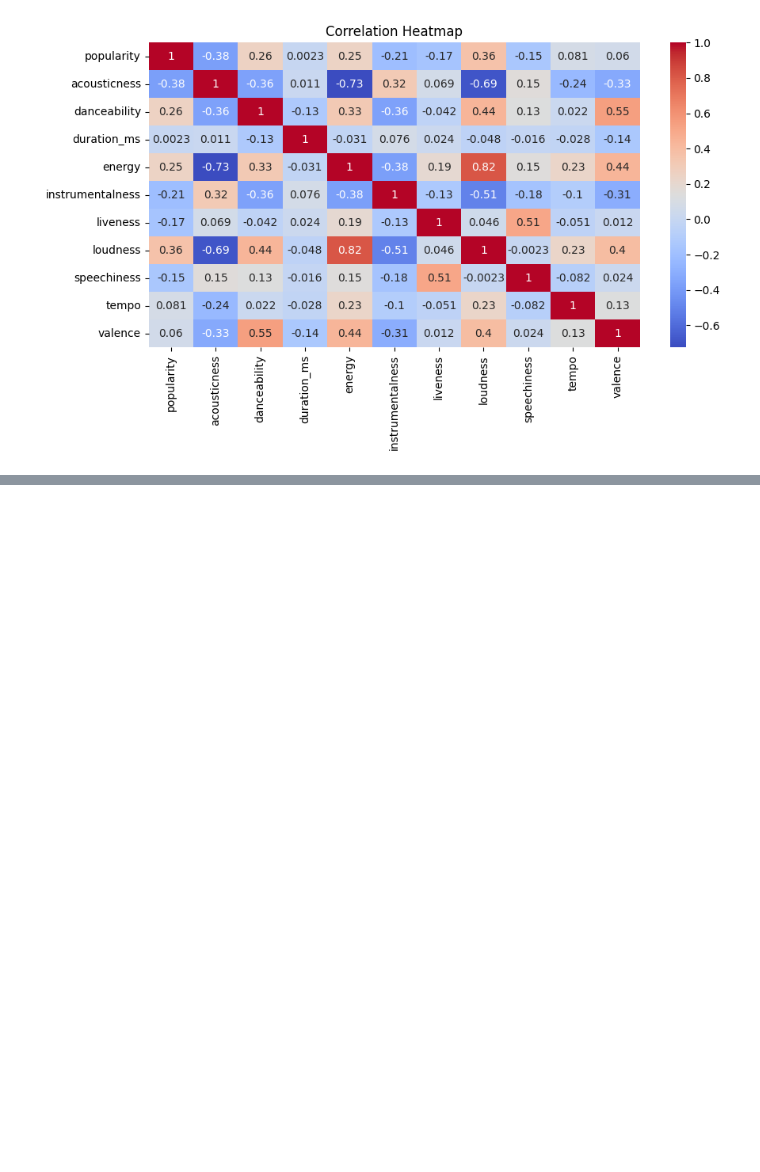
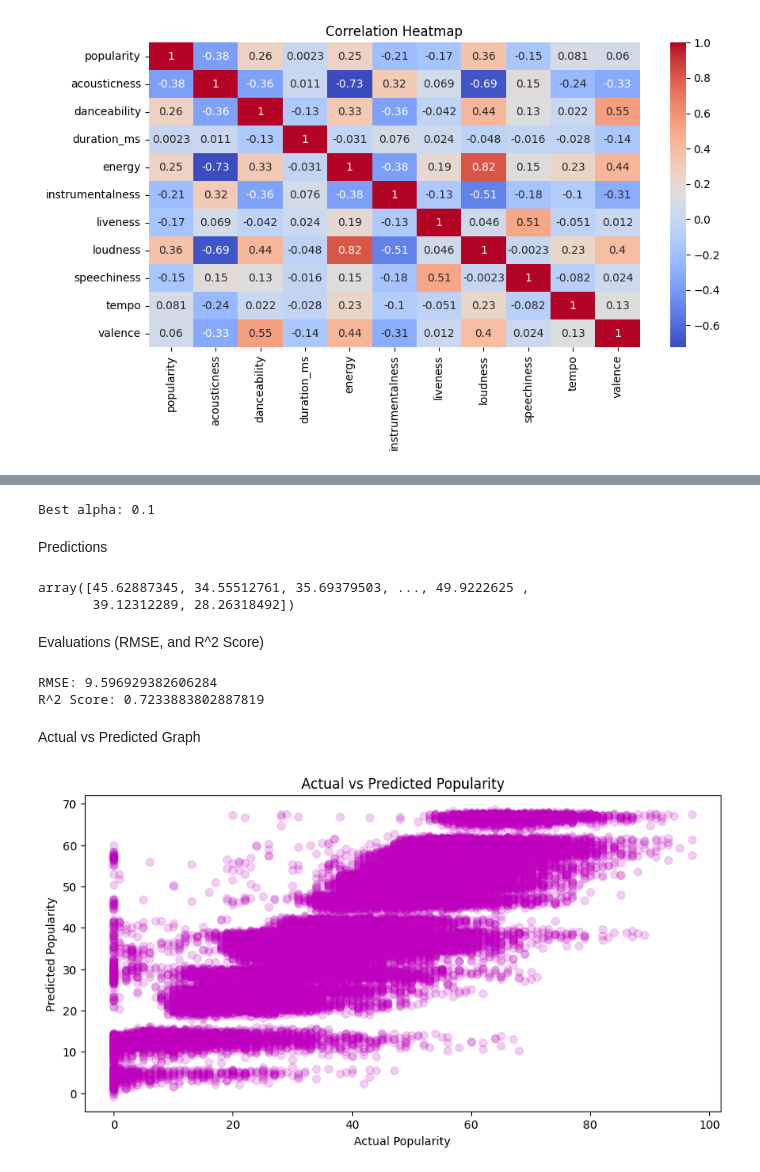
Before and after one commit to varuchi09/Music-popularity-prediction, a Jupyter notebook: proto_mynk.ipynb, the cells around one changed output, grey strips where cells are left out. Saved outputs shown, nothing was run; the diff lists cells and outputs as text; code cells hidden in the pictures; blank space fills up the shorter version.

```diff
--- a/proto_mynk.ipynb
+++ b/proto_mynk.ipynb
@@ -105,0 +148,6 @@ plt.show()
+# %%
+param_grid = {
+    'ridge__alpha': [0.01, 0.1, 1, 10, 50, 100]
+}
+
+grid_search = GridSearchCV(ridge_pipeline, param_grid, cv=5, scoring='neg_mean_squared_error', n_jobs=-1)
@@ -105,0 +156,2 @@ plt.show()
+# %%
+X_train, X_test, y_train, y_test = train_test_split(X, y, test_size=0.2, random_state=42)
@@ -105,0 +160,35 @@ plt.show()
+# %%
+grid_search.fit(X_train, y_train)
+print("Best alpha:", grid_search.best_params_['ridge__alpha'])
+# %% [output]
+Best alpha: 0.1
+# %% [markdown]
+Predictions
+# %%
+y_pred = grid_search.predict(X_test)
+y_pred
+# %% [output]
+array([45.62887345, 34.55512761, 35.69379503, ..., 49.9222625 ,
+       39.12312289, 28.26318492])
+# %% [markdown]
+Evaluations (RMSE, and R^2 Score)
+# %%
+rmse = np.sqrt(mean_squared_error(y_test, y_pred))
+r2 = r2_score(y_test, y_pred)
+
+print(f"RMSE: {rmse}")
+print(f"R^2 Score: {r2}")
+# %% [output]
+RMSE: 9.596929382606284
+R^2 Score: 0.7233883802887819
+# %% [markdown]
+Actual vs Predicted Graph
+# %%
+plt.figure(figsize=(10, 5))
+sns.scatterplot(x = y_test, y = y_pred, alpha = 0.2, edgecolor = None, s = 50, marker = 'o', color = 'm')
+plt.xlabel('Actual Popularity')
+plt.ylabel('Predicted Popularity')
+plt.title('Actual vs Predicted Popularity')
+plt.show()
+# %% [output]
+[figure, added]
```
Also changed, not shown: parts of 16 cells of this notebook, 1 other file.
